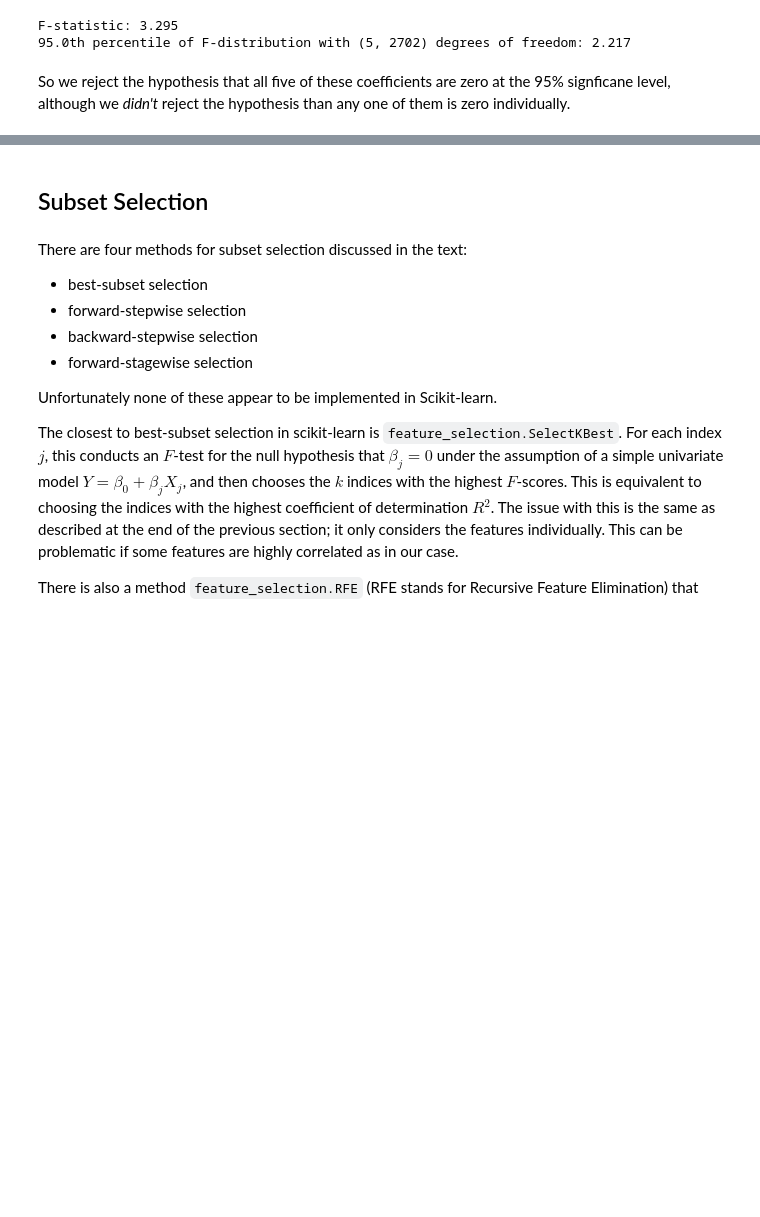
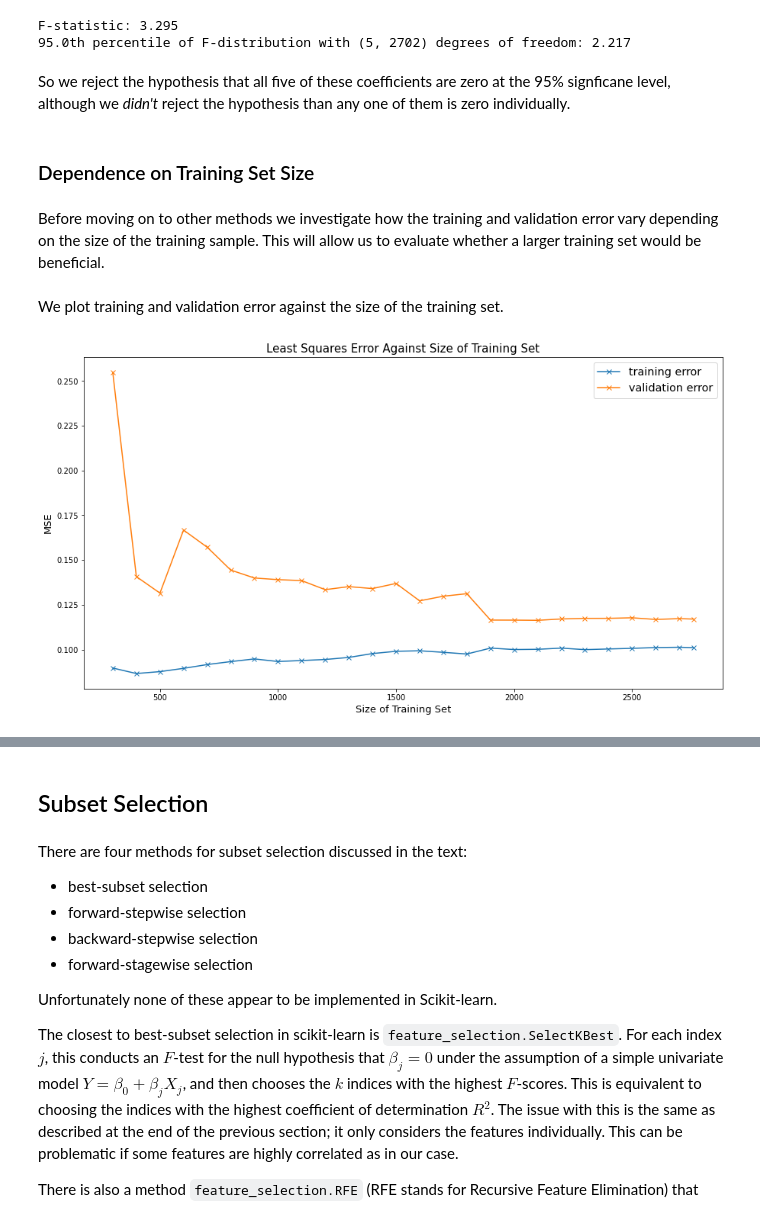
Before and after one commit to chris-leonard/elements-of-statistical-learning, a Jupyter notebook: chapter-3/spam-regression-analysis.ipynb, the cells around one changed output, grey strips where cells are left out. Cells and saved outputs as stored; diff of their text form; code cells hidden in the pictures; blank space fills up the shorter version.

Commit message:
Finish models and test

```diff
--- a/chapter-3/spam-regression-analysis.ipynb
+++ b/chapter-3/spam-regression-analysis.ipynb
@@ -389,3 +389,45 @@ F-statistic: 3.295
 95.0th percentile of F-distribution with (5, 2702) degrees of freedom: 2.217
 # %% [markdown]
 So we reject the hypothesis that all five of these coefficients are zero at the 95% signficane level, although we *didn't* reject the hypothesis than any one of them is zero individually.
+# %% [markdown]
+### Dependence on Training Set Size
+# %% [markdown]
+Before moving on to other methods we investigate how the training and validation error vary depending on the size of the training sample. This will allow us to evaluate whether a larger training set would be beneficial.
+# %%
+# Set training sample sizes to test
+sample_size = np.array(list(range(300, N_train, 100)) + [N_train])
+
+# Create arrays to hold errors
+ls_train_err = np.empty(shape=(0, ))
+ls_val_err = np.empty(shape=(0, ))
+
+for size in sample_size:
+    # Train model
+    ls_path = LinearRegression()
+    ls_path.fit(X_train[:size, :], y_train[:size])
+
+    # Add training errors
+    y_train_pred_ls = ls_path.predict(X_train[:size, :])
+    ls_train_err = np.append(ls_train_err, mean_squared_error(y_train[:size], y_train_pred_ls))
+
+    # Add validation errors
+    y_val_pred_ls = ls_path.predict(X_val[:size, :])
+    ls_val_err = np.append(ls_val_err, mean_squared_error(y_val[:size], y_val_pred_ls))
+# %% [markdown]
+We plot training and validation error against the size of the training set.
+# %%
+# Initialise plot
+fig, ax = plt.subplots(figsize=(15, 8))
+
+# Fig parameters
+ax.set_title('Least Squares Error Against Size of Training Set', fontsize=15)
+ax.set_xlabel('Size of Training Set', fontsize=13)
+ax.set_ylabel('MSE', fontsize=13)
+
+# Plot errors
+ax.plot(sample_size, ls_train_err, marker='x', label='training error')
+ax.plot(sample_size, ls_val_err, marker='x', label='validation error')
+
+ax.legend(fontsize='x-large');
+# %% [output]
+[figure, added]
```
Also changed, not shown: parts of 66 cells of this notebook.
